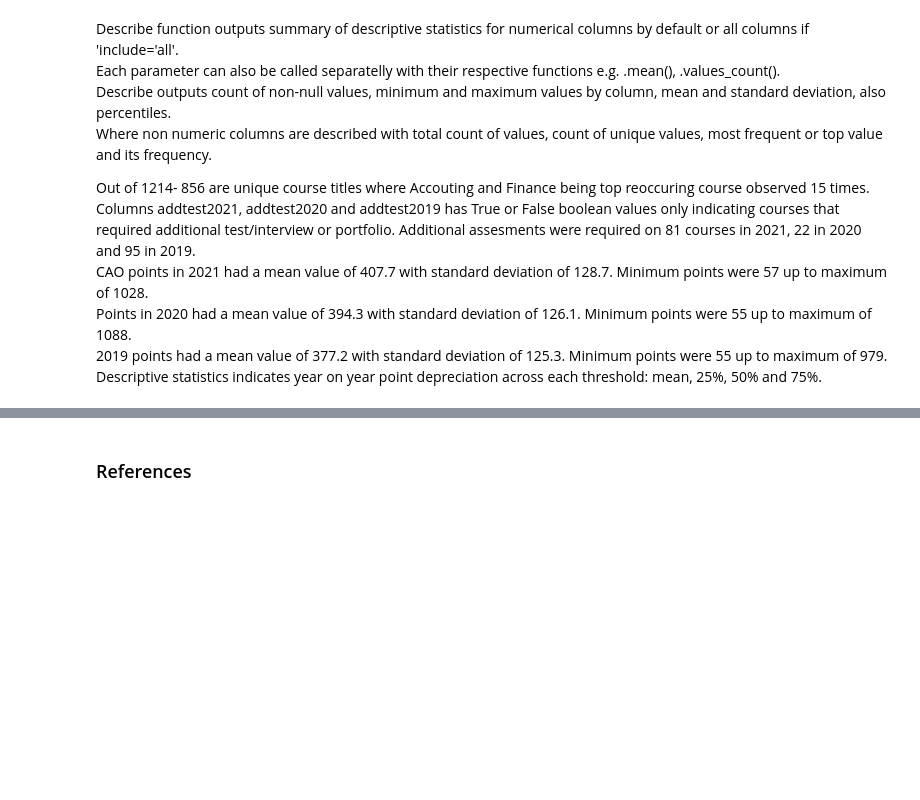
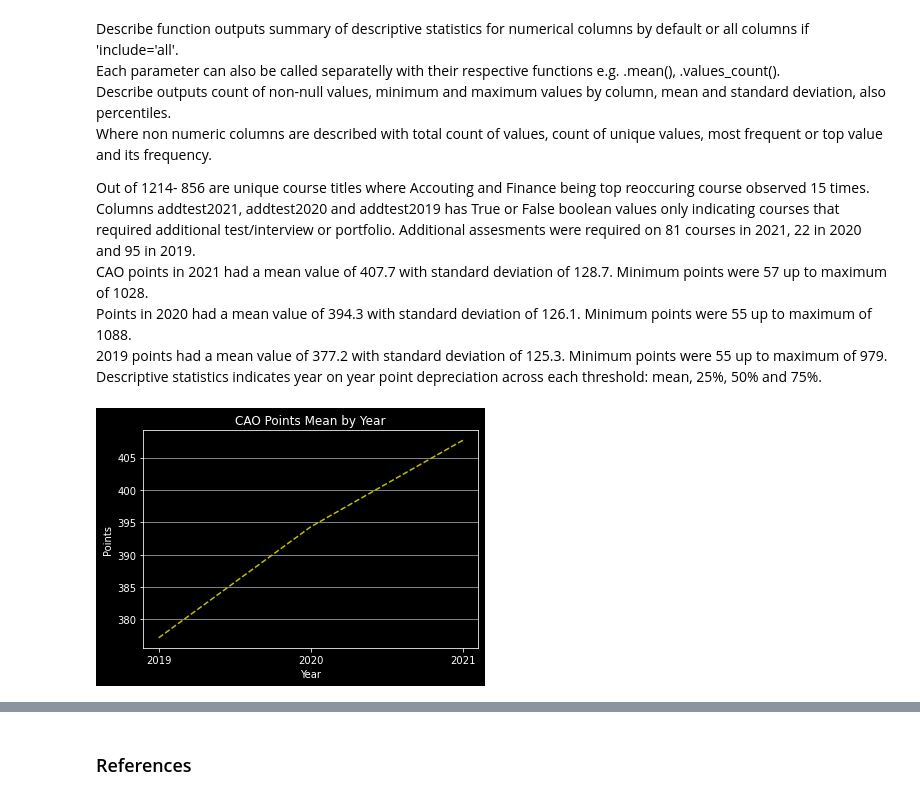
Before and after one commit to Mantvydas-data/FundamentalsofDataAnalysis, a Jupyter notebook: cao.ipynb, the cells around one changed output, grey strips where cells are left out. Cells and saved outputs as stored; diff of their text form; code cells hidden in the pictures; blank space fills up the shorter version.

Commit message:
CAO Plots v1

```diff
--- a/cao.ipynb
+++ b/cao.ipynb
@@ -661,3 +669,25 @@ Points in 2020 had a mean value of 394.3 with standard deviation of 126.1. Minim
 Descriptive statistics indicates year on year point depreciation across each threshold: mean, 25%, 50% and 75%.
 # %%
 # Plot yearly mean of points
+
+# Specifying required values
+y2021= allcourses['points_r1_2021'].mean()
+y2020= allcourses['points_r1_2020'].mean()
+y2019= allcourses['points_r1_2019'].mean()
+
+y = (y2021, y2020, y2019)
+x = (2021, 2020, 2019)
+
+# Setting plot style to dark background
+plt.style.use('dark_background')
+
+# Setting plot parameters and colours
+plt.plot(x, y, color ='y', ls='--')
+plt.xticks([2021, 2020, 2019])
+plt.grid(axis='y', c='white', lw='0.5')
+plt.title("CAO Points Mean by Year")
+plt.ylabel("Points")
+plt.xlabel("Year")
+plt.show()
+# %% [output]
+[figure, added]
```
Also changed, not shown: parts of 11 cells of this notebook, 16 other files.
